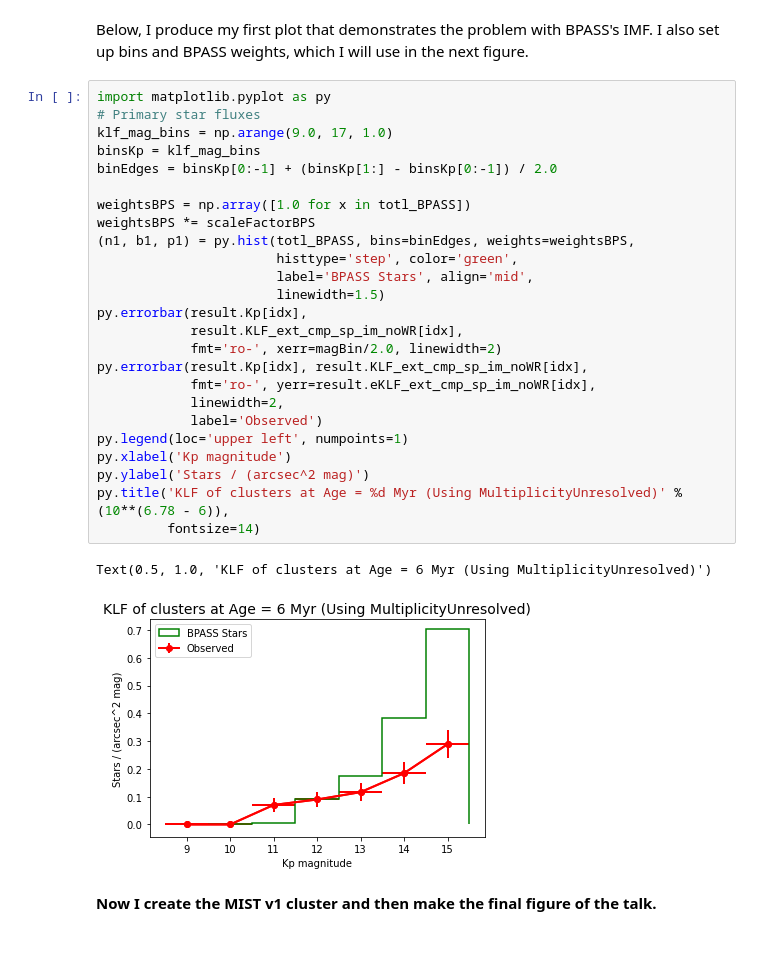
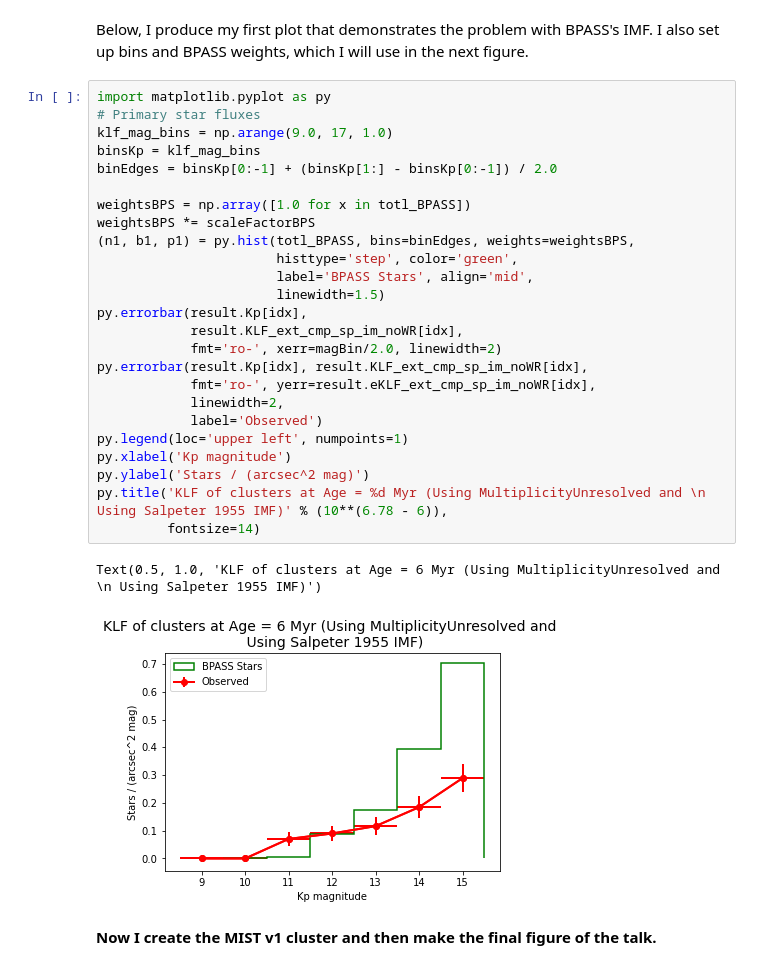
Before and after one commit to RyotaInagaki1/DebugReportApril2021NoIFMR, a Jupyter notebook: GC_KLFs_MultUnresolved(SalpeterIMF).ipynb, the cells around one changed output. Drawn from its saved outputs; the diff is of its cells as text.

```diff
--- a/GC_KLFs_MultUnresolved(SalpeterIMF).ipynb
+++ b/GC_KLFs_MultUnresolved(SalpeterIMF).ipynb
@@ -228,31 +228,31 @@ Below, I produce my first plot that demonstrates the problem with BPASS's IMF. I
 # %%
 import matplotlib.pyplot as py
 # Primary star fluxes
 klf_mag_bins = np.arange(9.0, 17, 1.0)
 binsKp = klf_mag_bins
 binEdges = binsKp[0:-1] + (binsKp[1:] - binsKp[0:-1]) / 2.0
 
 weightsBPS = np.array([1.0 for x in totl_BPASS])
 weightsBPS *= scaleFactorBPS
 (n1, b1, p1) = py.hist(totl_BPASS, bins=binEdges, weights=weightsBPS,
                        histtype='step', color='green',
                        label='BPASS Stars', align='mid',
                        linewidth=1.5)
 py.errorbar(result.Kp[idx],
             result.KLF_ext_cmp_sp_im_noWR[idx],
             fmt='ro-', xerr=magBin/2.0, linewidth=2)
 py.errorbar(result.Kp[idx], result.KLF_ext_cmp_sp_im_noWR[idx],
             fmt='ro-', yerr=result.eKLF_ext_cmp_sp_im_noWR[idx],
             linewidth=2,
             label='Observed')
 py.legend(loc='upper left', numpoints=1)
 py.xlabel('Kp magnitude')
 py.ylabel('Stars / (arcsec^2 mag)')
-py.title('KLF of clusters at Age = %d Myr (Using MultiplicityUnresolved)' % (10**(6.78 - 6)),
+py.title('KLF of clusters at Age = %d Myr (Using MultiplicityUnresolved and \n Using Salpeter 1955 IMF)' % (10**(6.78 - 6)),
          fontsize=14)
 # %% [output]
-Text(0.5, 1.0, 'KLF of clusters at Age = 6 Myr (Using MultiplicityUnresolved)')
+Text(0.5, 1.0, 'KLF of clusters at Age = 6 Myr (Using MultiplicityUnresolved and \n Using Salpeter 1955 IMF)')
-[figure, old version]
+[figure, new version]
 # %% [markdown]
 **Now I create the MIST v1 cluster and then make the final figure of the talk.**
 # %%
```
Also changed, not shown: parts of 16 cells of this notebook, 21 other files.
